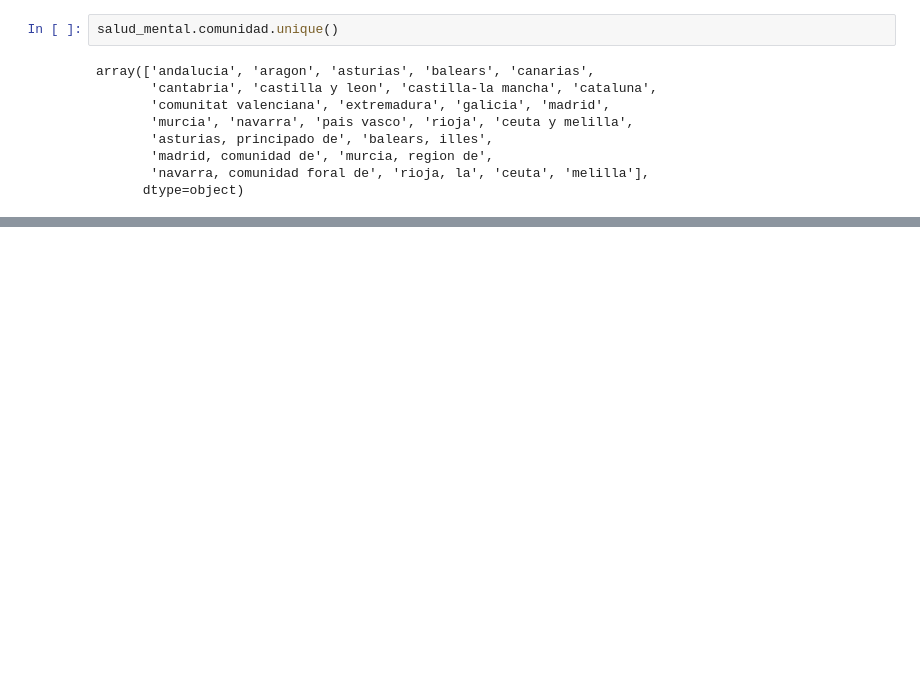
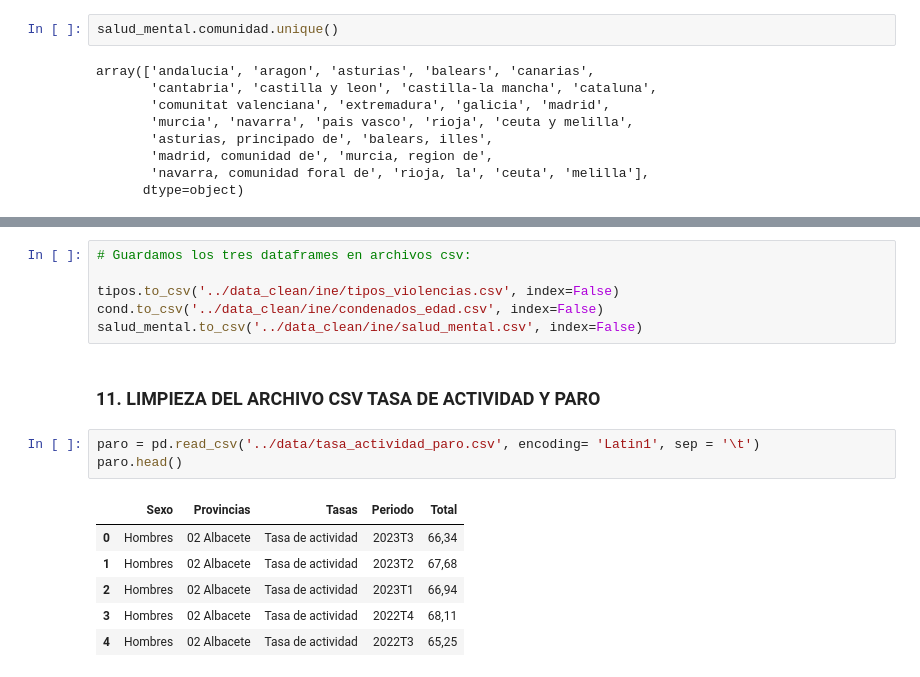
Before and after one commit to NoeRoson/Final_project, a Jupyter notebook: code/limpieza.ipynb, the cells around one changed output, grey strips where cells are left out. Drawn from its saved outputs; the diff is of its cells as text; blank space fills up the shorter version.

```diff
--- a/code/limpieza.ipynb
+++ b/code/limpieza.ipynb
@@ -1017,0 +1051,18 @@ array(['andalucia', 'aragon', 'asturias', 'balears', 'canarias',
+# %%
+# Guardamos los tres dataframes en archivos csv:
+
+tipos.to_csv('../data_clean/ine/tipos_violencias.csv', index=False)
+cond.to_csv('../data_clean/ine/condenados_edad.csv', index=False)
+salud_mental.to_csv('../data_clean/ine/salud_mental.csv', index=False)
+# %% [markdown]
+### 11. LIMPIEZA DEL ARCHIVO CSV TASA DE ACTIVIDAD Y PARO
+# %%
+paro = pd.read_csv('../data/tasa_actividad_paro.csv', encoding= 'Latin1', sep = '\t')
+paro.head()
+# %% [output]
+|  | Sexo | Provincias | Tasas | Periodo | Total |
+| 0 | Hombres | 02 Albacete | Tasa de actividad | 2023T3 | 66,34 |
+| 1 | Hombres | 02 Albacete | Tasa de actividad | 2023T2 | 67,68 |
+| 2 | Hombres | 02 Albacete | Tasa de actividad | 2023T1 | 66,94 |
+| 3 | Hombres | 02 Albacete | Tasa de actividad | 2022T4 | 68,11 |
+| 4 | Hombres | 02 Albacete | Tasa de actividad | 2022T3 | 65,25 |
```
Also changed, not shown: parts of 16 cells of this notebook, 7 other files.
